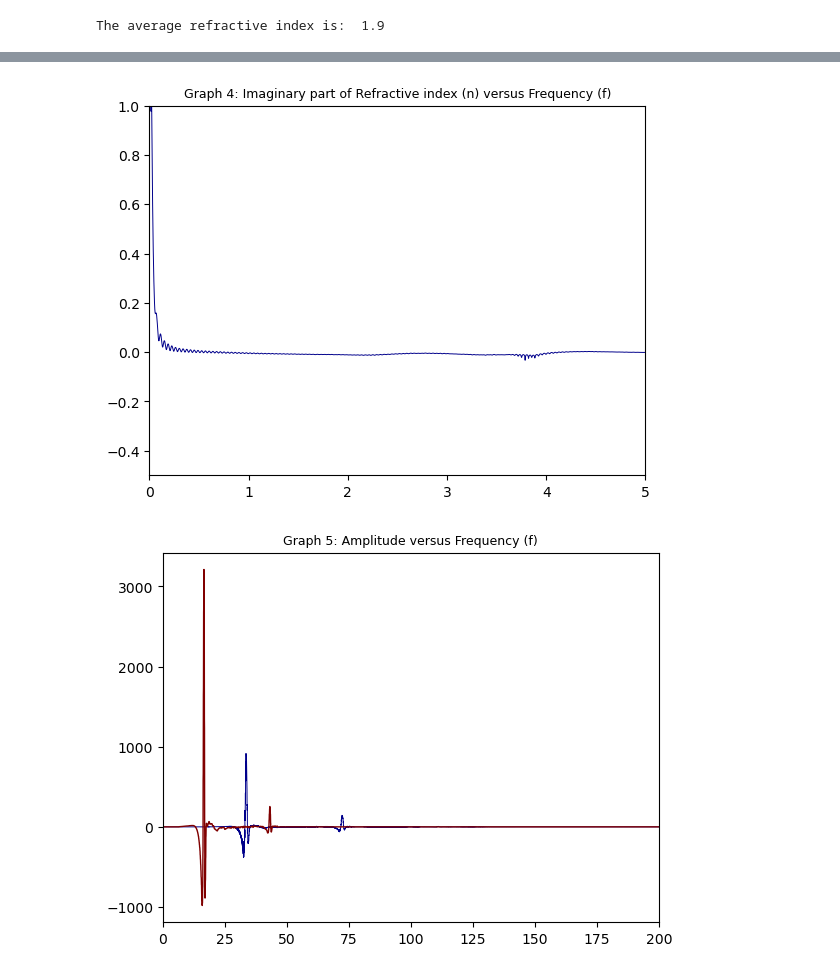
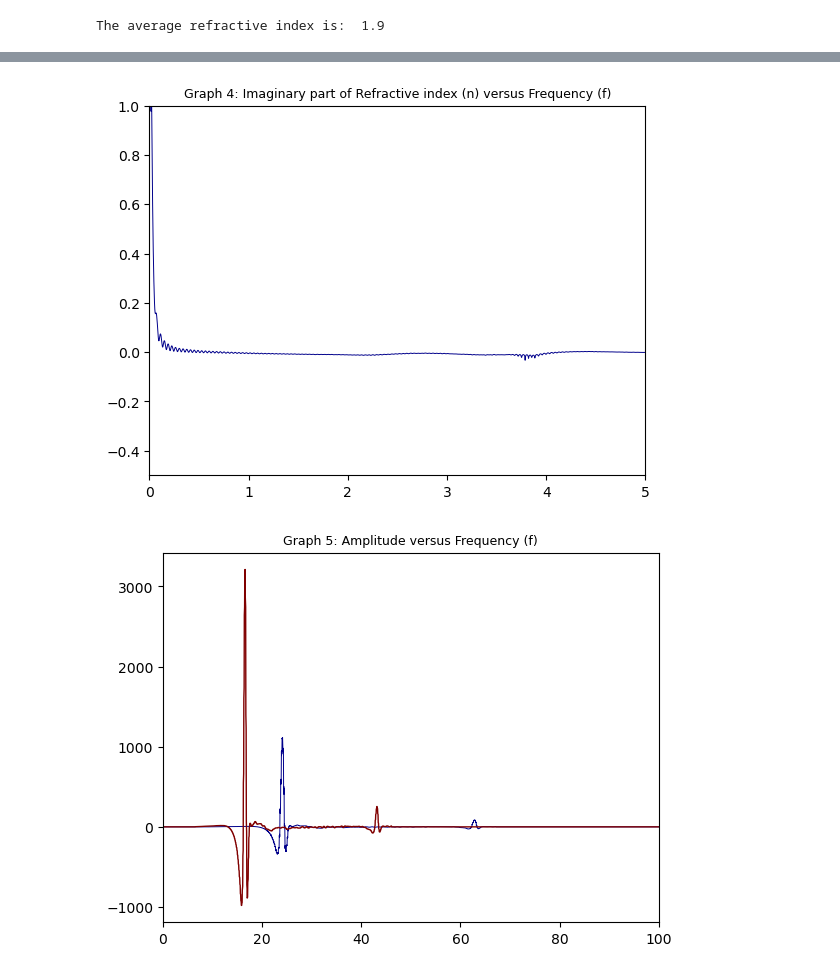
Before and after one commit to Loriginale2000/TerahertzProject, a Jupyter notebook: THzFinal.ipynb, the cells around one changed output, grey strips where cells are left out. Saved outputs shown, nothing was run; the diff lists cells and outputs as text; code cells hidden in the pictures.

Commit message:
Fixed the Theoretical Transfer Function problem (removed the log)

```diff
--- a/THzFinal.ipynb
+++ b/THzFinal.ipynb
@@ -104,9 +104,9 @@ n_ = np.array(n_)
 
 #FIRST METHOD / INVERSE FOURIER
 
-ln_theoretical =np.log((4 * n_0 * n_) / (n_0 + n_)**2) -(1j * 2 * np.pi * freq * d / c) * (n_ - n_0)
-amp_theoretical = np.exp(ln_theoretical)
-amp_s = amp_theoretical * ffts
+ltheoretical =(4 * n_0 * n_) / (n_0 + n_)**2 * np.exp(-(1j * 2 * np.pi * freq * d / c) * (n_ - n_0))
+
+amp_s = ltheoretical * fftr
 inverse = np.fft.ifft(amp_s, 23856)
 
 
@@ -155,33 +155,33 @@ plt.show()
 plt.title("Graph 4: Imaginary part of Refractive index (n) versus Frequency (f)", fontsize = 9)
 plt.plot ( freq *1e-12 , np.imag(n_), linewidth=0.7, color='darkblue')
 plt.xlim(xmax = 5, xmin = 0)
 plt.ylim(ymax = 1, ymin = -0.5)
 plt.show()
 
 
 # AMPLITUDE VERSUS FREQUENCY THEORETICAL COMPUTATION
 plt.title("Graph 5: Amplitude versus Frequency (f)", fontsize = 9)
 plt.plot(t*1e12, inverse,  color = "darkblue", linewidth = 0.7)
 plt.plot(t *1e12, ss, color = "maroon",  linewidth = 1)
-plt.xlim(xmax= 200, xmin = 0)
+plt.xlim(xmax= 100, xmin = 0)
 plt.show()
 
 
 # TRY TO PLOT THE SIGNALS TO SEE HOW CLOSE WE ARE
 plt.plot(t*1e12, inverse.real, color = "darkblue", linewidth = 0.7)
 plt.plot(t *1e12, ss, color = "maroon",  linewidth = 1)
 plt.plot(t *1e12, Diff, color = "green",  linewidth = 1)
 plt.title("Graph 6: Amplitude versus Time (Comparison)", fontsize = 9)
 plt.xlabel("Time (psec)", fontsize = 11, loc = "right")
 plt.ylabel("Amplitude (a.u.)", fontsize = 11)
 plt.legend([" Graph 6a: Calculated Amplitude versus Time", " Graph 6b: Sample Amplitude versus Time", " Graph 6c: Difference in Amplitudes"])
-plt.xlim(xmax = 200, xmin = 0)
+plt.xlim(xmax = 100, xmin = 0)
 
 plt.show()
 # %% [output]
 The average refractive index is:  1.9
 [figure]
 [figure]
 [figure]
 [figure]
-[figure, old version]
+[figure, new version]
```
Also changed, not shown: parts of 1 cell of this notebook.
